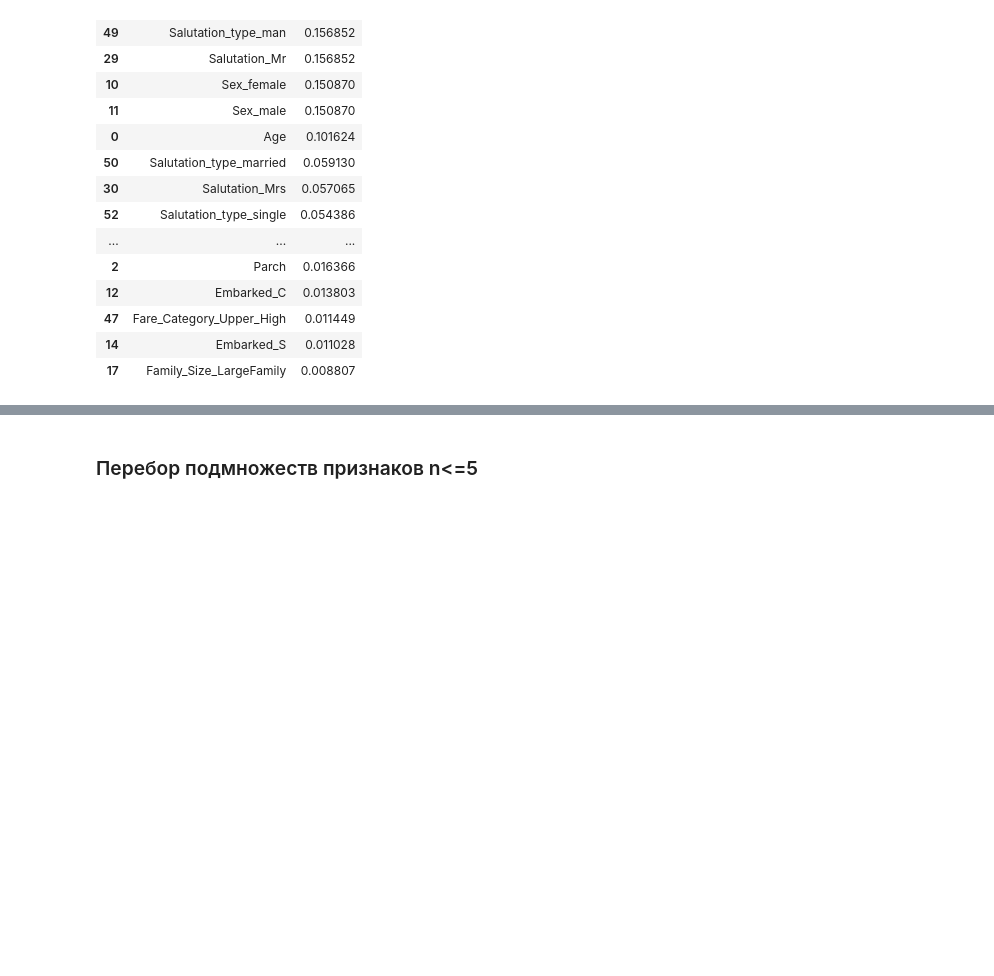
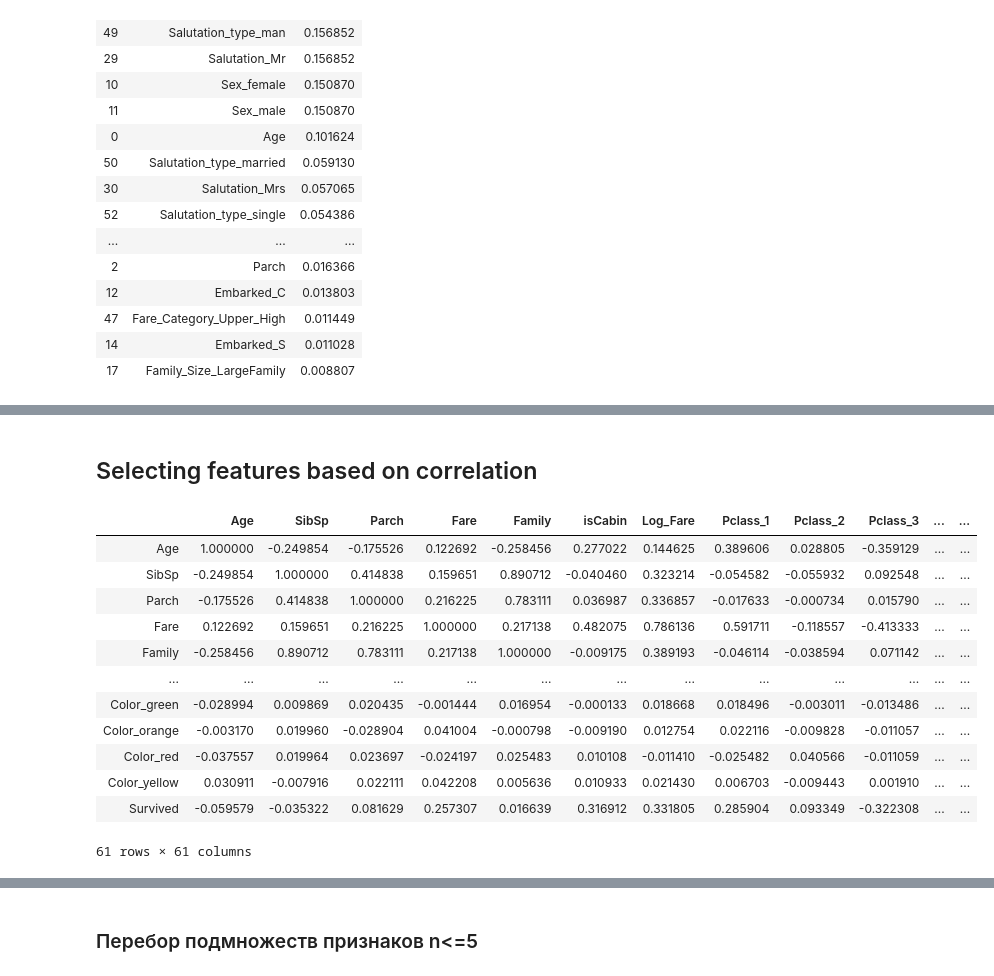
Before and after one commit to Guric/public_repo1, a Jupyter notebook: titanic_15.ipynb, the cells around one changed output, grey strips where cells are left out. Cells and saved outputs as stored; diff of their text form; code cells hidden in the pictures; blank space fills up the shorter version.

```diff
--- a/titanic_15.ipynb
+++ b/titanic_15.ipynb
@@ -371,0 +397,2 @@ array([0.69314718])
+# %% [markdown]
+## Selecting features based on correlation
@@ -371,0 +401,17 @@ array([0.69314718])
+# %%
+corr = corr_data.corr()
+corr
+# %% [output]
+|  | Age | SibSp | Parch | Fare | Family | isCabin | Log_Fare | Pclass_1 | Pclass_2 | Pclass_3 | ... | ... |
+| Age | 1.000000 | -0.249854 | -0.175526 | 0.122692 | -0.258456 | 0.277022 | 0.144625 | 0.389606 | 0.028805 | -0.359129 | ... | ... |
+| SibSp | -0.249854 | 1.000000 | 0.414838 | 0.159651 | 0.890712 | -0.040460 | 0.323214 | -0.054582 | -0.055932 | 0.092548 | ... | ... |
+| Parch | -0.175526 | 0.414838 | 1.000000 | 0.216225 | 0.783111 | 0.036987 | 0.336857 | -0.017633 | -0.000734 | 0.015790 | ... | ... |
+| Fare | 0.122692 | 0.159651 | 0.216225 | 1.000000 | 0.217138 | 0.482075 | 0.786136 | 0.591711 | -0.118557 | -0.413333 | ... | ... |
+| Family | -0.258456 | 0.890712 | 0.783111 | 0.217138 | 1.000000 | -0.009175 | 0.389193 | -0.046114 | -0.038594 | 0.071142 | ... | ... |
+| ... | ... | ... | ... | ... | ... | ... | ... | ... | ... | ... | ... | ... |
+| Color_green | -0.028994 | 0.009869 | 0.020435 | -0.001444 | 0.016954 | -0.000133 | 0.018668 | 0.018496 | -0.003011 | -0.013486 | ... | ... |
+| Color_orange | -0.003170 | 0.019960 | -0.028904 | 0.041004 | -0.000798 | -0.009190 | 0.012754 | 0.022116 | -0.009828 | -0.011057 | ... | ... |
+| Color_red | -0.037557 | 0.019964 | 0.023697 | -0.024197 | 0.025483 | 0.010108 | -0.011410 | -0.025482 | 0.040566 | -0.011059 | ... | ... |
+| Color_yellow | 0.030911 | -0.007916 | 0.022111 | 0.042208 | 0.005636 | 0.010933 | 0.021430 | 0.006703 | -0.009443 | 0.001910 | ... | ... |
+| Survived | -0.059579 | -0.035322 | 0.081629 | 0.257307 | 0.016639 | 0.316912 | 0.331805 | 0.285904 | 0.093349 | -0.322308 | ... | ... |
+61 rows × 61 columns
```
Also changed, not shown: parts of 16 cells of this notebook.
